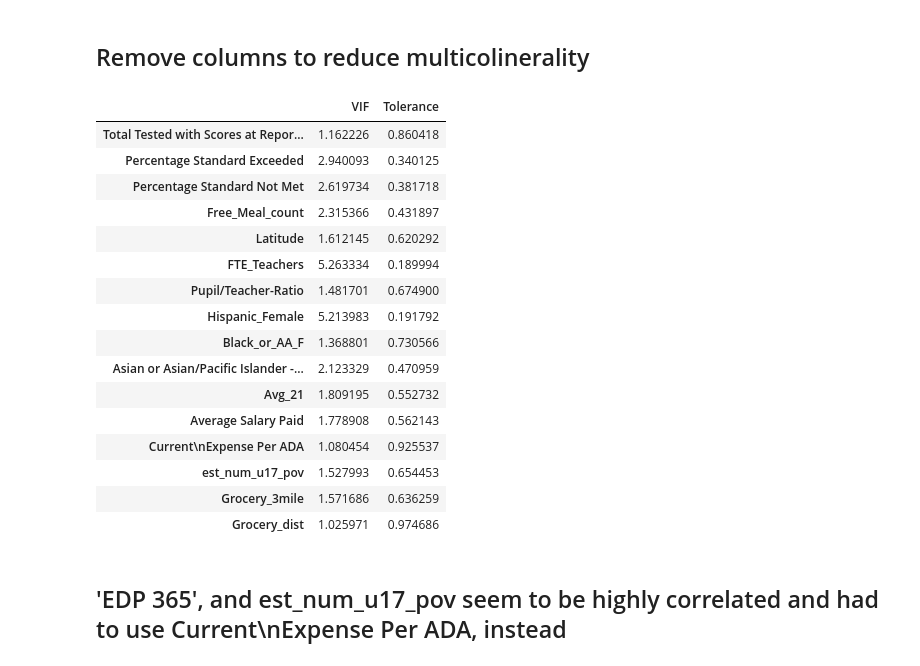
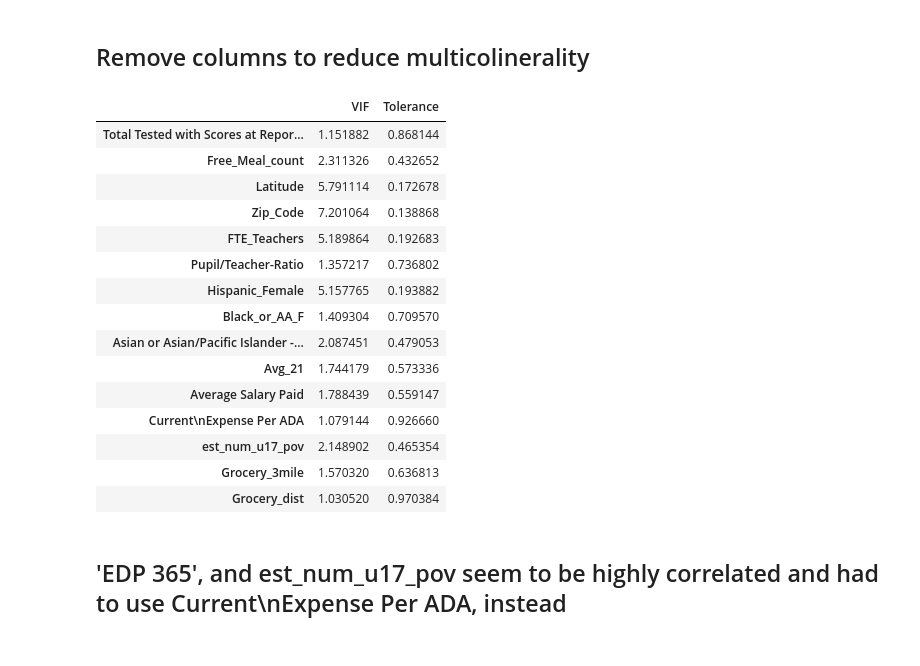
Before and after one commit to misterrustia/California_Testing_Analysis, a Jupyter notebook: notebooks/modeling/Feature_selection_VIF.ipynb, the cells around one changed output. Cells and saved outputs as stored; diff of their text form; code cells hidden in the pictures.

Commit message:
data leakege cleaned up, tuning required

```diff
--- a/notebooks/modeling/Feature_selection_VIF.ipynb
+++ b/notebooks/modeling/Feature_selection_VIF.ipynb
@@ -168,9 +150,15 @@ model_df = dfe[[
     'Total Tested at Reporting Level',
        'Total Tested with Scores at Reporting Level',
                'Students Enrolled', 'Students Tested',
-       'Percentage Standard Exceeded', 'Percentage Standard Met',
-       'Percentage Standard Met and Above', 'Percentage Standard Nearly Met',
-       'Percentage Standard Not Met', 'Students with Scores',
+
+    ## aggregates of scores would give data leakage can not use
+
+#        'Percentage Standard Exceeded', 'Percentage Standard Met',
+#        'Percentage Standard Met and Above', 'Percentage Standard Nearly Met',
+#        'Percentage Standard Not Met',
+
+
+    'Students with Scores',
        'Enrollment', 'Free_Meal_count', 'Percent_Eligible',
        'FRPM_Count', 'Percent_Eligible_FRPM',
        'Free_Meal_Count', 'Percent_Eligible_Free',
@@ -219,11 +207,10 @@ Name: District Type, dtype: int64
 # %%
 numeric = ['Mean Scale Score',
     'Total Tested at Reporting Level',
+           'Zip_Code',
        'Total Tested with Scores at Reporting Level',
                'Students Enrolled', 'Students Tested',
-       'Percentage Standard Exceeded', 'Percentage Standard Met',
-       'Percentage Standard Met and Above', 'Percentage Standard Nearly Met',
-       'Percentage Standard Not Met', 'Students with Scores',
+        'Students with Scores',
        'Enrollment', 'Free_Meal_count', 'Percent_Eligible',
        'FRPM_Count', 'Percent_Eligible_FRPM',
        'Free_Meal_Count', 'Percent_Eligible_Free',
@@ -396,49 +384,45 @@ vif_df
 # %%
 
 vifs = ['Total Tested with Scores at Reporting Level',
-       'Percentage Standard Exceeded',
-#       'Percentage Standard Met and Above',
-      'Percentage Standard Not Met',
 'Free_Meal_count',
-
      'Latitude',
 #                'Longitude',
+        'Zip_Code',
 #        '9-12_Students',
                'FTE_Teachers',
                'Pupil/Teacher-Ratio',
        'Hispanic_Female',
 #                'Hispanic_Male',
                'Black_or_AA_F',
        'Asian or Asian/Pacific Islander - female [Public School] 2020-21',
        'Avg_21',
        'Average Salary Paid',
 #        'Highest Salary Offered',
 #        '% Salary Change Over 2019–20',
 #                'EDP 365',
        'Current\nExpense Per ADA',
 #                'Estimated Total Population',
  'est_num_u17_pov', 'Grocery_3mile',
        'Grocery_dist']
 vif_df= calculate_vif(model_df[vifs],model_df[vifs].columns.values)
 vif_df
 # %% [output]
 |  | VIF | Tolerance |
-| Total Tested with Scores at Repor... | 1.162226 | 0.860418 |
-| Percentage Standard Exceeded | 2.940093 | 0.340125 |
-| Percentage Standard Not Met | 2.619734 | 0.381718 |
-| Free_Meal_count | 2.315366 | 0.431897 |
-| Latitude | 1.612145 | 0.620292 |
-| FTE_Teachers | 5.263334 | 0.189994 |
-| Pupil/Teacher-Ratio | 1.481701 | 0.674900 |
-| Hispanic_Female | 5.213983 | 0.191792 |
-| Black_or_AA_F | 1.368801 | 0.730566 |
-| Asian or Asian/Pacific Islander -... | 2.123329 | 0.470959 |
-| Avg_21 | 1.809195 | 0.552732 |
-| Average Salary Paid | 1.778908 | 0.562143 |
-| Current\nExpense Per ADA | 1.080454 | 0.925537 |
-| est_num_u17_pov | 1.527993 | 0.654453 |
-| Grocery_3mile | 1.571686 | 0.636259 |
-| Grocery_dist | 1.025971 | 0.974686 |
+| Total Tested with Scores at Repor... | 1.151882 | 0.868144 |
+| Free_Meal_count | 2.311326 | 0.432652 |
+| Latitude | 5.791114 | 0.172678 |
+| Zip_Code | 7.201064 | 0.138868 |
+| FTE_Teachers | 5.189864 | 0.192683 |
+| Pupil/Teacher-Ratio | 1.357217 | 0.736802 |
+| Hispanic_Female | 5.157765 | 0.193882 |
+| Black_or_AA_F | 1.409304 | 0.709570 |
+| Asian or Asian/Pacific Islander -... | 2.087451 | 0.479053 |
+| Avg_21 | 1.744179 | 0.573336 |
+| Average Salary Paid | 1.788439 | 0.559147 |
+| Current\nExpense Per ADA | 1.079144 | 0.926660 |
+| est_num_u17_pov | 2.148902 | 0.465354 |
+| Grocery_3mile | 1.570320 | 0.636813 |
+| Grocery_dist | 1.030520 | 0.970384 |
 # %% [markdown]
 ## 'EDP 365', and est_num_u17_pov seem to be highly correlated and had to use Current\nExpense Per ADA, instead
 # %%
```
Also changed, not shown: parts of 21 cells of this notebook, 1 other file.
